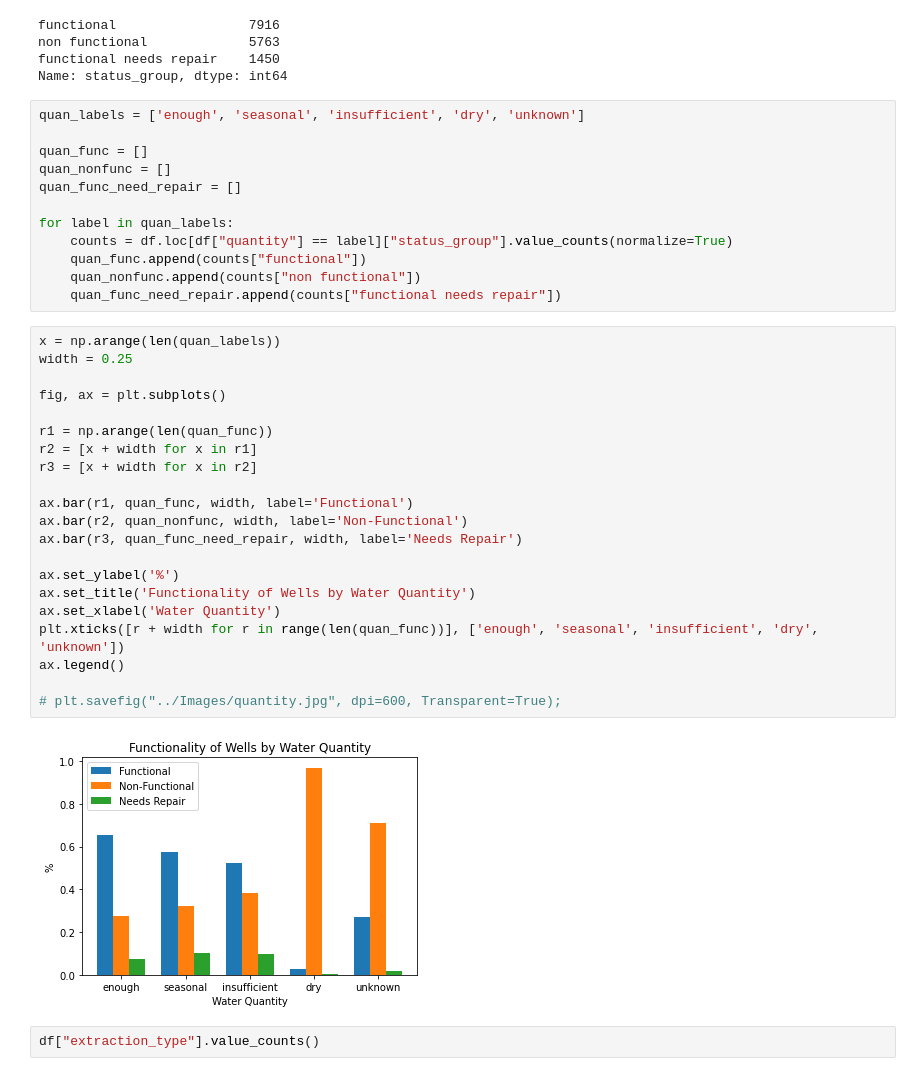
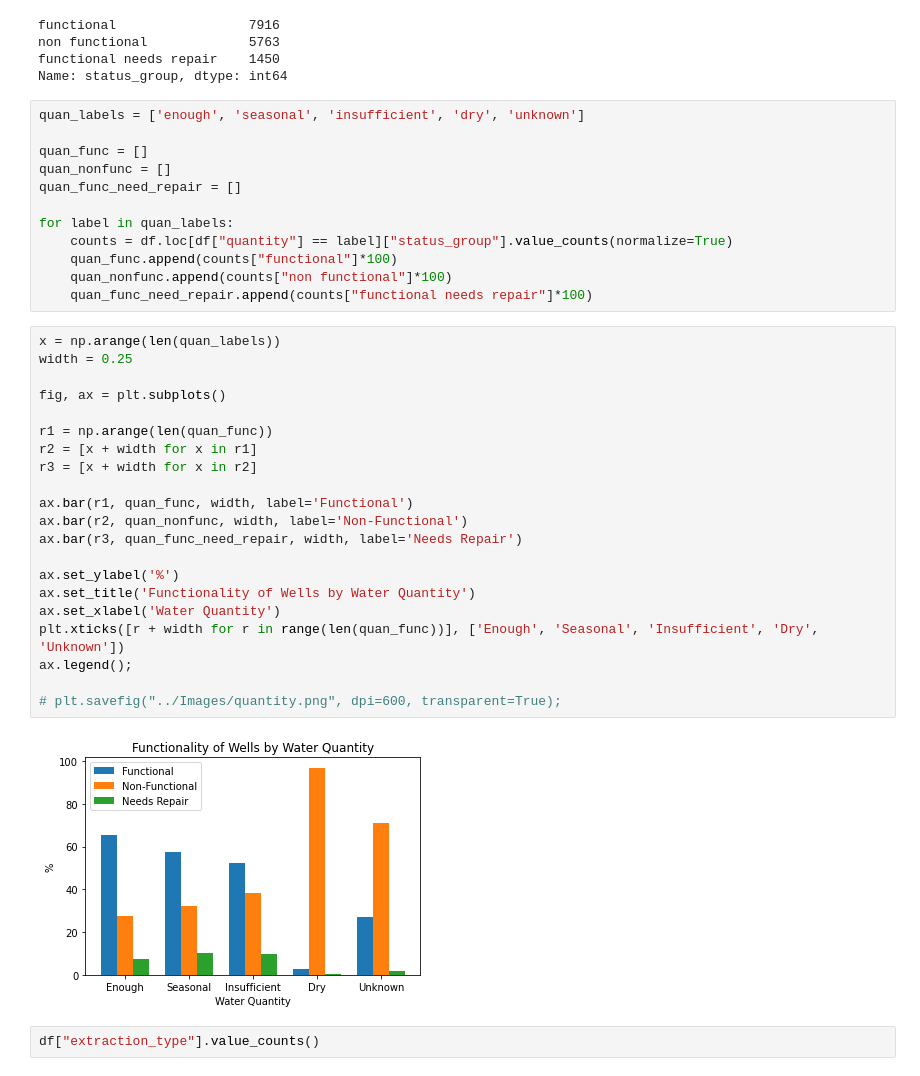
Before and after one commit to RaulCTorres/Tanzanian_Water_Wells, a Jupyter notebook: Scratch_code/Drew_scratch_code.ipynb, the cells around one changed output. Drawn from its saved outputs; the diff is of its cells as text.

```diff
--- a/Scratch_code/Drew_scratch_code.ipynb
+++ b/Scratch_code/Drew_scratch_code.ipynb
@@ -510,32 +510,32 @@ quan_func_need_repair = []
 
 for label in quan_labels:
     counts = df.loc[df["quantity"] == label]["status_group"].value_counts(normalize=True)
-    quan_func.append(counts["functional"])
-    quan_nonfunc.append(counts["non functional"])
-    quan_func_need_repair.append(counts["functional needs repair"])
+    quan_func.append(counts["functional"]*100)
+    quan_nonfunc.append(counts["non functional"]*100)
+    quan_func_need_repair.append(counts["functional needs repair"]*100)
 # %%
 x = np.arange(len(quan_labels))
 width = 0.25
 
 fig, ax = plt.subplots()
 
 r1 = np.arange(len(quan_func))
 r2 = [x + width for x in r1]
 r3 = [x + width for x in r2]
 
 ax.bar(r1, quan_func, width, label='Functional')
 ax.bar(r2, quan_nonfunc, width, label='Non-Functional')
 ax.bar(r3, quan_func_need_repair, width, label='Needs Repair')
 
 ax.set_ylabel('%')
 ax.set_title('Functionality of Wells by Water Quantity')
 ax.set_xlabel('Water Quantity')
-plt.xticks([r + width for r in range(len(quan_func))], ['enough', 'seasonal', 'insufficient', 'dry', 'unknown'])
-ax.legend()
+plt.xticks([r + width for r in range(len(quan_func))], ['Enough', 'Seasonal', 'Insufficient', 'Dry', 'Unknown'])
+ax.legend();
 
-# plt.savefig("../Images/quantity.jpg", dpi=600, Transparent=True);
+# plt.savefig("../Images/quantity.png", dpi=600, transparent=True);
 # %% [output]
-[figure, old version]
+[figure, new version]
 # %%
 df["extraction_type"].value_counts()
 # %% [output]
```
Also changed, not shown: parts of 9 cells of this notebook, 3 other files.
